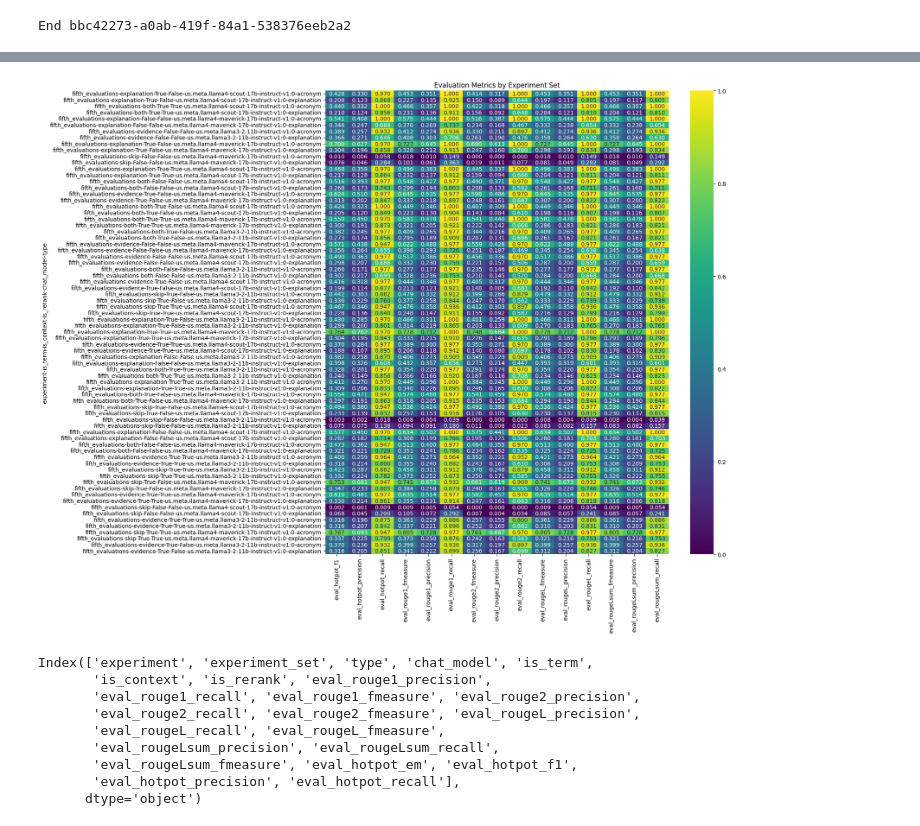
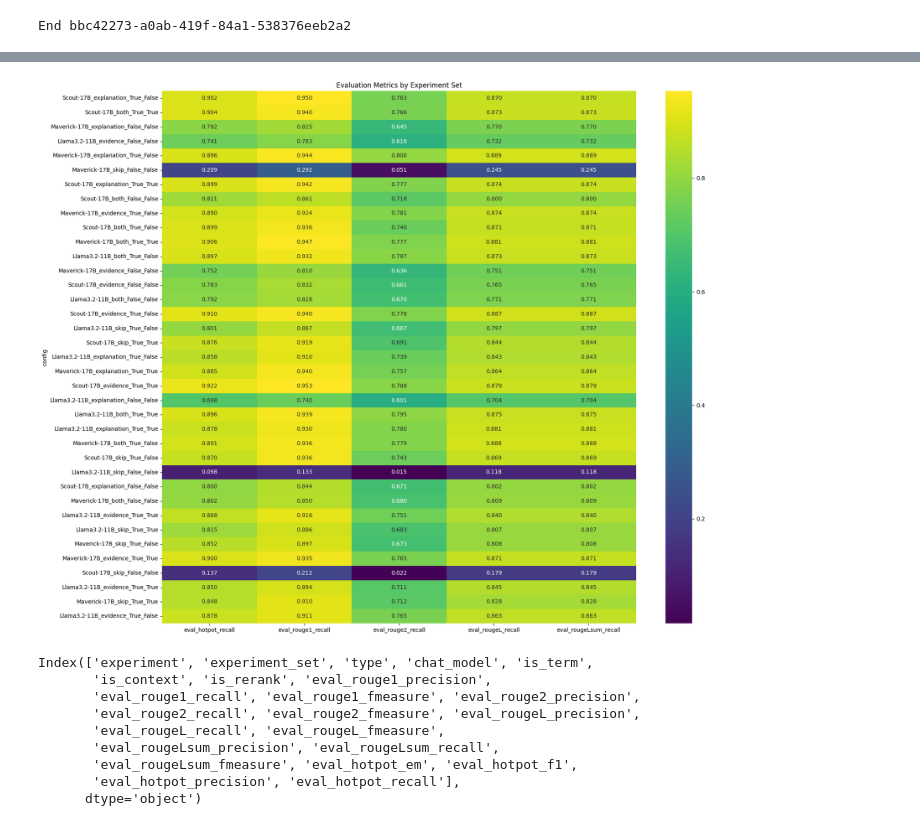
Before and after one commit to datanooblol/broai-arai, a Jupyter notebook: backend/02-new_onlineflow.ipynb, the cells around one changed output, grey strips where cells are left out. Cells and saved outputs as stored; diff of their text form; code cells hidden in the pictures.

```diff
--- a/backend/02-new_onlineflow.ipynb
+++ b/backend/02-new_onlineflow.ipynb
@@ -158,4 +158,11 @@ def load_evaluations_to_dataframe(evaluations_dir="./experiments/sixth_evaluatio
 
     df = pd.DataFrame(data)
     df.insert(0, "experiment", evaluations_dir.split("/")[-1])
+    model_mapping = {
+        'us.meta.llama4-maverick-17b-instruct-v1:0': 'Maverick-17B',
+        'us.meta.llama3-2-11b-instruct-v1:0': 'Llama3.2-11B',
+        'us.meta.llama4-scout-17b-instruct-v1:0': 'Scout-17B'
+    }
+    df['chat_model_short'] = df['chat_model'].map(model_mapping)
+    df['config'] = df['chat_model_short'].astype(str) + '_' + df['is_term'].astype(str) + '_' + df['is_context'].astype(str) + '_' + df['is_rerank'].astype(str)
     return df
@@ -191,7 +196,8 @@ def average_evaluation_metrics_by_experiment_set(df, grp_col=['experiment_set'])
 grp_col = [
     'experiment',
     'experiment_set',
-    'type',
+    'config',
+    # 'type',
     'chat_model',
     'is_term',
     'is_context',
@@ -201,44 +207,45 @@ grp = average_evaluation_metrics_by_experiment_set(df, grp_col=grp_col)
 # %%
 import seaborn as sns
 import matplotlib.pyplot as plt
 
 def visualize_metrics(grp, set_index=['experiment_set'], suffixes=['_f1','_fmeasure', '_recall', '_precision']):
     eval_cols = [col for col in grp.columns if col.startswith('eval_')
                  and any(col.endswith(suffix) for suffix in suffixes)]
     eval_cols = sorted(eval_cols)
     pivot_data = grp.set_index(set_index)[eval_cols]
 
     plt.figure(figsize=(18, 14))
     sns.heatmap(pivot_data, annot=True, fmt='.3f', cmap='viridis')
     plt.title('Evaluation Metrics by Experiment Set')
     plt.tight_layout()
     plt.show()
 
 
 
 # Quick ranking
 def rank_experiments(grp, metric='eval_rouge1_fmeasure'):
     return grp.nlargest(10, metric)[['experiment_set', metric]]
 
 # Usage examples:
 visualize_metrics(grp,
-    # suffixes=[
-    # # '_f1',
-    # # '_fmeasure',
-    # # '_recall',
-    # # '_precision',
-    # ],
+    suffixes=[
+    # '_f1',
+    # '_fmeasure',
+    '_recall',
+    # '_precision',
+    ],
     set_index=[
-        'experiment',
-        'is_term',
-        'is_context',
-        'is_rerank',
-        'chat_model',
-        'type',
+        # 'experiment',
+        # 'is_term',
+        # 'is_context',
+        # 'is_rerank',
+        # 'chat_model',
+        'config',
+        # 'type',
     ]
 )
 # %% [output]
-[figure, old version]
+[figure, new version]
 # %%
 grp.columns
 # %% [output]
```
Also changed, not shown: parts of 53 cells of this notebook, 3 other files.
